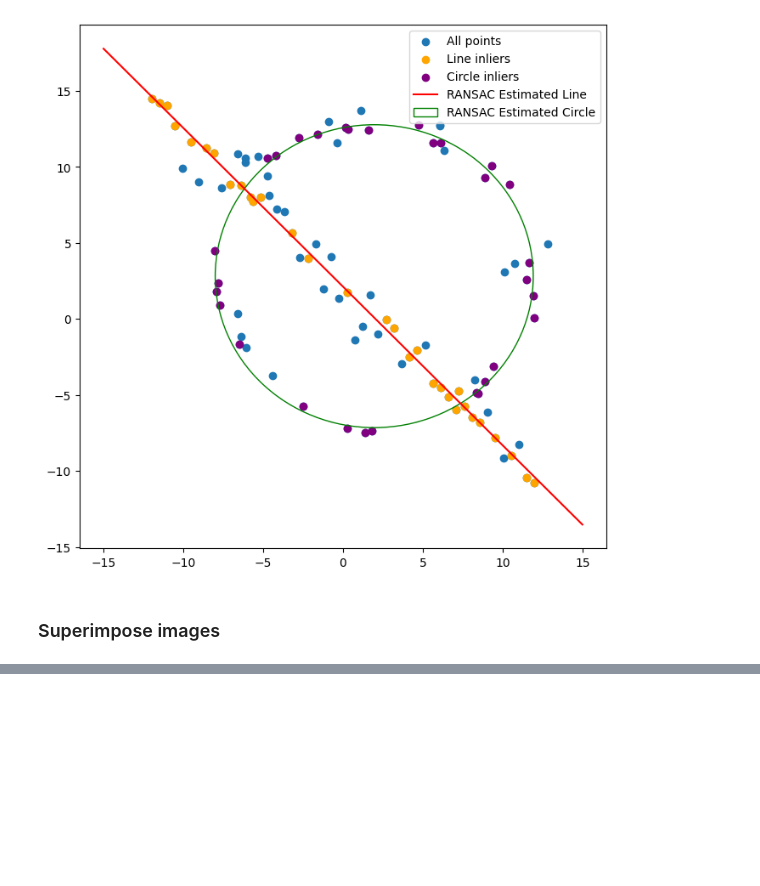
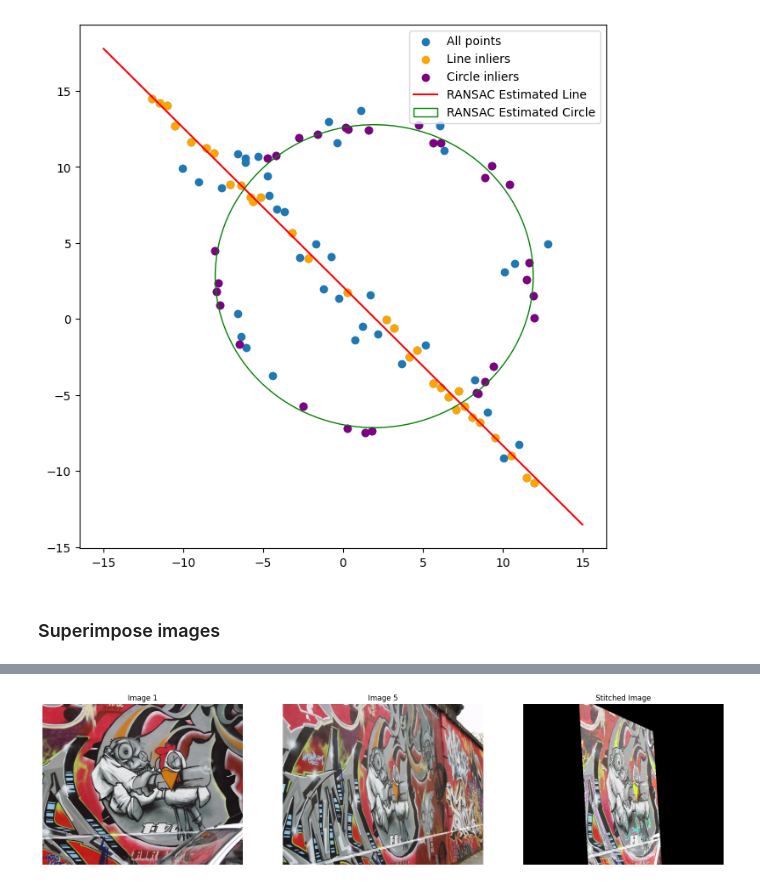
Before and after one commit to AnushkaSamaranayake/EN3160-Assignment-2-on-Fitting-and-Alignment, a Jupyter notebook: assignment2.ipynb, the cells around one changed output, grey strips where cells are left out. Drawn from its saved outputs; the diff is of its cells as text; code cells hidden in the pictures; blank space fills up the shorter version.

```diff
--- a/assignment2.ipynb
+++ b/assignment2.ipynb
@@ -304,0 +170,80 @@ Logo image shape: (960, 1920, 3)
+# %%
+import cv2 as cv
+import numpy as np
+
+import matplotlib.pyplot as plt
+
+# Load the images
+img1 = cv.imread('Images/graf/img1.ppm')
+img5 = cv.imread('Images/graf/img5.ppm')
+
+# Convert images to grayscale
+gray1 = cv.cvtColor(img1, cv.COLOR_BGR2GRAY)
+gray5 = cv.cvtColor(img5, cv.COLOR_BGR2GRAY)
+
+# Initialize SIFT detector
+sift = cv.SIFT_create()
+
+# Detect SIFT features and compute descriptors
+keypoints1, descriptors1 = sift.detectAndCompute(gray1, None)
+keypoints5, descriptors5 = sift.detectAndCompute(gray5, None)
+
+# Match descriptors using FLANN matcher
+FLANN_INDEX_KDTREE = 1
+index_params = dict(algorithm=FLANN_INDEX_KDTREE, trees=5)
+search_params = dict(checks=50)
+flann = cv.FlannBasedMatcher(index_params, search_params)
+matches = flann.knnMatch(descriptors1, descriptors5, k=2)
+
+# Store good matches using Lowe's ratio test
+good_matches = []
+for m, n in matches:
+    if m.distance < 0.7 * n.distance:
+        good_matches.append(m)
+
+# Draw matches
+img_matches = cv.drawMatches(img1, keypoints1, img5, keypoints5, good_matches, None, flags=cv.DrawMatchesFlags_NOT_DRAW_SINGLE_POINTS)
+
+# Extract location of good matches
+points1 = np.zeros((len(good_matches), 2), dtype=np.float32)
+points5 = np.zeros((len(good_matches), 2), dtype=np.float32)
+
+for i, match in enumerate(good_matches):
+    points1[i, :] = keypoints1[match.queryIdx].pt
+    points5[i, :] = keypoints5[match.trainIdx].pt
+
+# # Compute homography using RANSAC
+# H, mask = cv.findHomography(points1, points5, cv.RANSAC)
+
+H = np.array([[6.2544644e-01, 5.7759174e-02, 2.2201217e+02],
+              [2.2240536e-01, 1.1652147e+00, -2.5605611e+01],
+              [4.9212545e-04, -3.6542424e-05, 1.0000000e+00]])
+
+# Use the homography matrix to warp img1 to img5's perspective
+height, width, channels = img5.shape
+img1_warped = cv.warpPerspective(img1, H, (width, height))
+
+# Create a mask of img1_warped
+mask = np.zeros((height, width), dtype=np.uint8)
+mask[img1_warped[:, :, 0] > 0] = 255
+
+# Combine the two images
+stitched_image = cv.bitwise_or(img5, img1_warped, mask=mask)
+
+#making the final image fitting to the border
+stitched_image = cv.resize(stitched_image, (img5.shape[1], img5.shape[0]))
+
+# Display the results
+fig, ax = plt.subplots(1, 3, figsize=(20, 10))
+ax[0].imshow(cv.cvtColor(img1, cv.COLOR_BGR2RGB))
+ax[0].set_title('Image 1')
+ax[0].axis('off')
+ax[1].imshow(cv.cvtColor(img5, cv.COLOR_BGR2RGB))
+ax[1].set_title('Image 5')
+ax[1].axis('off')
+ax[2].imshow(cv.cvtColor(stitched_image, cv.COLOR_BGR2RGB))
+ax[2].set_title('Stitched Image')
+ax[2].axis('off')
+plt.show()
+# %% [output]
+[figure, added]
```
Also changed, not shown: parts of 5 cells of this notebook, 2 other files.
